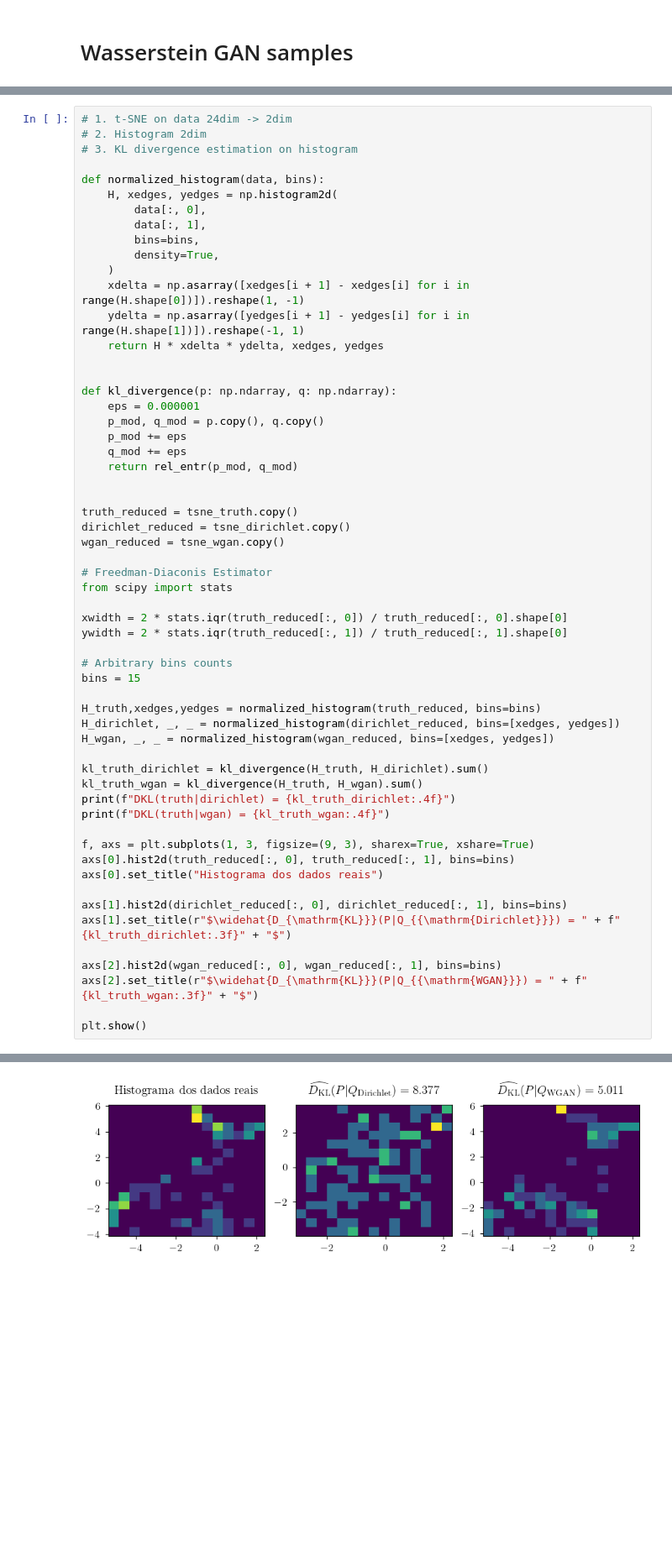
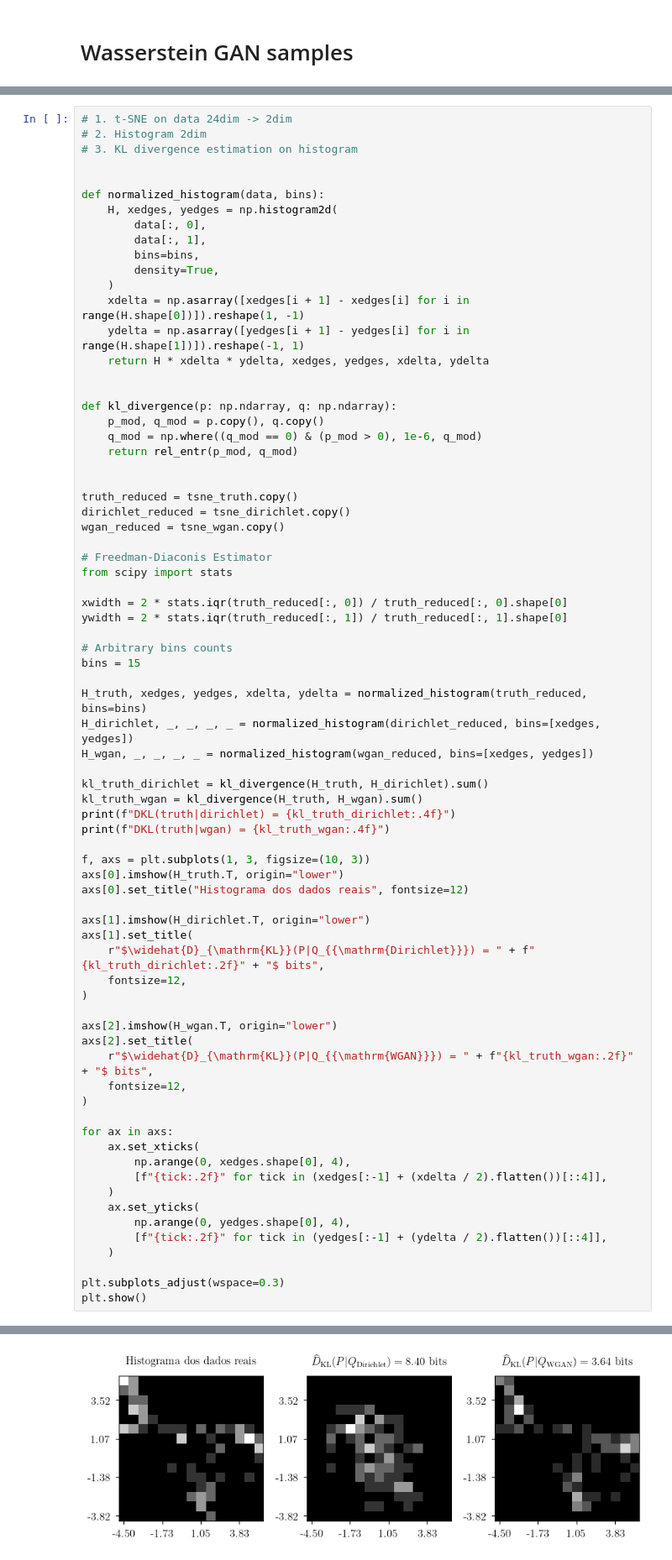
Before and after one commit to antonionicampos/nn-flash, a Jupyter notebook: notebooks/generate_data.ipynb, the cells around one changed output, grey strips where cells are left out. Shown at 84% size. Drawn from its saved outputs; the diff is of its cells as text; blank space fills up the shorter version.

Commit message:
improved dimensionality reduction plots and histograms

```diff
--- a/notebooks/generate_data.ipynb
+++ b/notebooks/generate_data.ipynb
@@ -191,6 +206,7 @@ dim_reduction_plots(*projections)
 # 1. t-SNE on data 24dim -> 2dim
 # 2. Histogram 2dim
 # 3. KL divergence estimation on histogram
+
 
 def normalized_histogram(data, bins):
     H, xedges, yedges = np.histogram2d(
@@ -201,14 +217,12 @@ def normalized_histogram(data, bins):
     )
     xdelta = np.asarray([xedges[i + 1] - xedges[i] for i in range(H.shape[0])]).reshape(1, -1)
     ydelta = np.asarray([yedges[i + 1] - yedges[i] for i in range(H.shape[1])]).reshape(-1, 1)
-    return H * xdelta * ydelta, xedges, yedges
+    return H * xdelta * ydelta, xedges, yedges, xdelta, ydelta
 
 
 def kl_divergence(p: np.ndarray, q: np.ndarray):
-    eps = 0.000001
     p_mod, q_mod = p.copy(), q.copy()
-    p_mod += eps
-    q_mod += eps
+    q_mod = np.where((q_mod == 0) & (p_mod > 0), 1e-6, q_mod)
     return rel_entr(p_mod, q_mod)
 
 
@@ -225,24 +239,41 @@ ywidth = 2 * stats.iqr(truth_reduced[:, 1]) / truth_reduced[:, 1].shape[0]
 # Arbitrary bins counts
 bins = 15
 
-H_truth,xedges,yedges = normalized_histogram(truth_reduced, bins=bins)
-H_dirichlet, _, _ = normalized_histogram(dirichlet_reduced, bins=[xedges, yedges])
-H_wgan, _, _ = normalized_histogram(wgan_reduced, bins=[xedges, yedges])
+H_truth, xedges, yedges, xdelta, ydelta = normalized_histogram(truth_reduced, bins=bins)
+H_dirichlet, _, _, _, _ = normalized_histogram(dirichlet_reduced, bins=[xedges, yedges])
+H_wgan, _, _, _, _ = normalized_histogram(wgan_reduced, bins=[xedges, yedges])
 
 kl_truth_dirichlet = kl_divergence(H_truth, H_dirichlet).sum()
 kl_truth_wgan = kl_divergence(H_truth, H_wgan).sum()
 print(f"DKL(truth|dirichlet) = {kl_truth_dirichlet:.4f}")
 print(f"DKL(truth|wgan) = {kl_truth_wgan:.4f}")
 
-f, axs = plt.subplots(1, 3, figsize=(9, 3), sharex=True, xshare=True)
-axs[0].hist2d(truth_reduced[:, 0], truth_reduced[:, 1], bins=bins)
-axs[0].set_title("Histograma dos dados reais")
+f, axs = plt.subplots(1, 3, figsize=(10, 3))
+axs[0].imshow(H_truth.T, origin="lower")
+axs[0].set_title("Histograma dos dados reais", fontsize=12)
 
-axs[1].hist2d(dirichlet_reduced[:, 0], dirichlet_reduced[:, 1], bins=bins)
-axs[1].set_title(r"$\widehat{D_{\mathrm{KL}}}(P|Q_{{\mathrm{Dirichlet}}}) = " + f"{kl_truth_dirichlet:.3f}" + "$")
+axs[1].imshow(H_dirichlet.T, origin="lower")
+axs[1].set_title(
+    r"$\widehat{D}_{\mathrm{KL}}(P|Q_{{\mathrm{Dirichlet}}}) = " + f"{kl_truth_dirichlet:.2f}" + "$ bits",
+    fontsize=12,
+)
 
-axs[2].hist2d(wgan_reduced[:, 0], wgan_reduced[:, 1], bins=bins)
-axs[2].set_title(r"$\widehat{D_{\mathrm{KL}}}(P|Q_{{\mathrm{WGAN}}}) = " + f"{kl_truth_wgan:.3f}" + "$")
+axs[2].imshow(H_wgan.T, origin="lower")
+axs[2].set_title(
+    r"$\widehat{D}_{\mathrm{KL}}(P|Q_{{\mathrm{WGAN}}}) = " + f"{kl_truth_wgan:.2f}" + "$ bits",
+    fontsize=12,
+)
 
+for ax in axs:
+    ax.set_xticks(
+        np.arange(0, xedges.shape[0], 4),
+        [f"{tick:.2f}" for tick in (xedges[:-1] + (xdelta / 2).flatten())[::4]],
+    )
+    ax.set_yticks(
+        np.arange(0, yedges.shape[0], 4),
+        [f"{tick:.2f}" for tick in (yedges[:-1] + (ydelta / 2).flatten())[::4]],
+    )
+
+plt.subplots_adjust(wspace=0.3)
 plt.show()
 # %% [output]
@@ -251 +282 @@ DKL(truth|wgan) = 5.011299613288121
-[figure, old version]
+[figure, new version]
```
Also changed, not shown: parts of 4 cells of this notebook.
